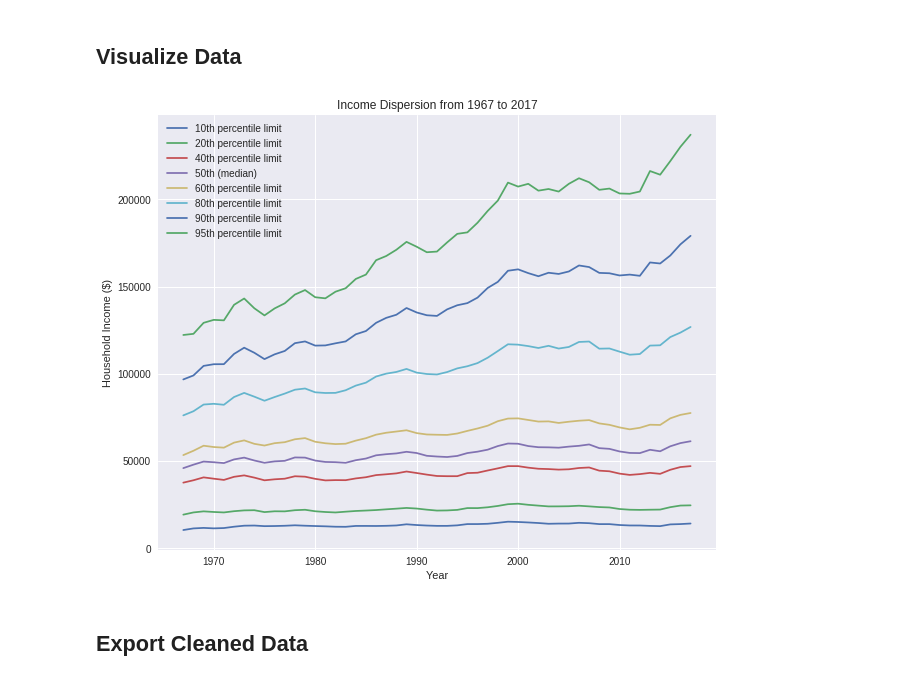
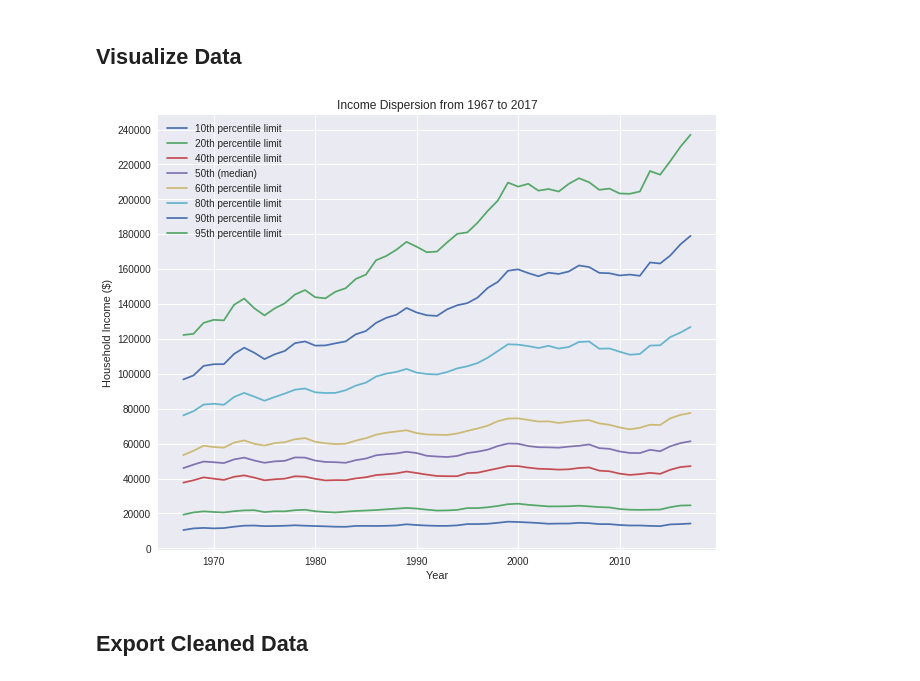
Before and after one commit to jchen2186/mortal-determination, a Jupyter notebook: Income_Dispersion_EDA.ipynb, the cells around one changed output. Drawn from its saved outputs; the diff is of its cells as text; code cells hidden in the pictures.

```diff
--- a/Income_Dispersion_EDA.ipynb
+++ b/Income_Dispersion_EDA.ipynb
@@ -124,21 +124,22 @@ dtype: object
 # %%
 for col in list(df.columns):
   if col != 'Year':
     plt.plot(df['Year'], df[col])
 
 plt.title('Income Dispersion from 1967 to 2017')
 plt.xlabel('Year')
 plt.ylabel('Household Income ($)')
+plt.yticks([i * 20000 for i in range(13)])
 plt.legend()
 # plt.figure(figsize=(30,20))
 
 fig = plt.gcf()
 fig.set_size_inches(10, 8)
 
 
 plt.show()
 # %% [output]
-[figure, old version]
+[figure, new version]
 # %% [markdown]
 ## Export Cleaned Data
 # %%
```
Also changed, not shown: parts of 1 cell of this notebook.
